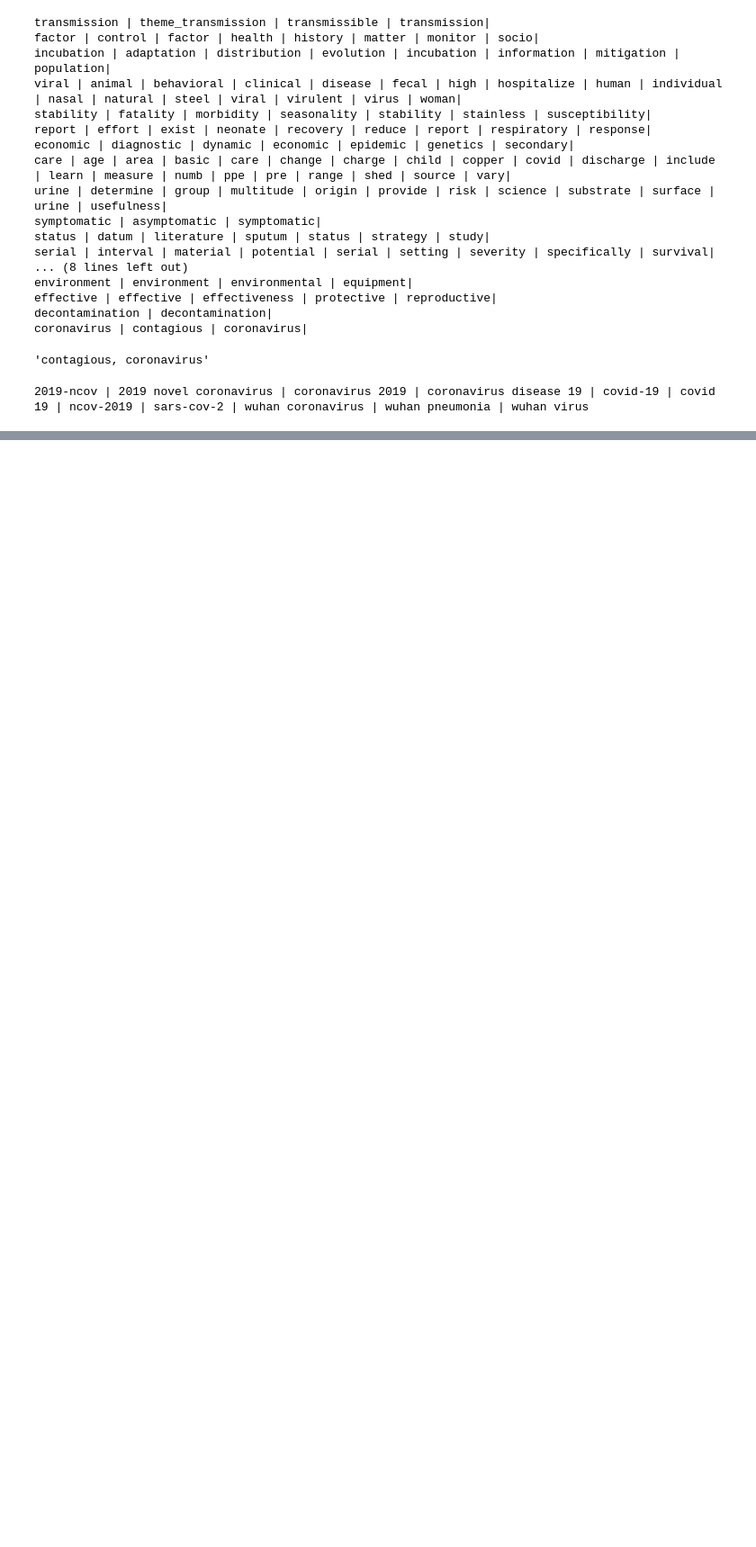
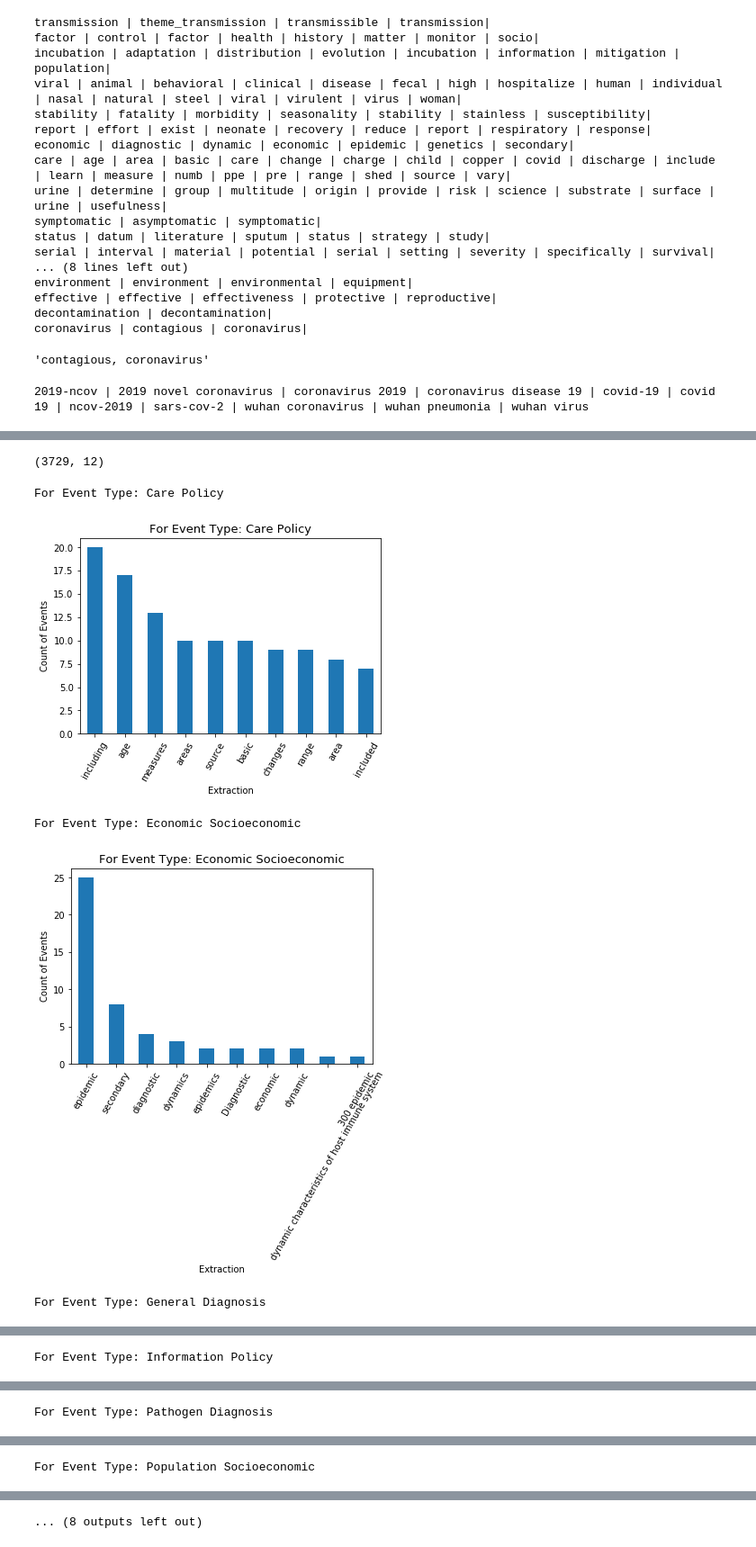
Before and after one commit to Hazoom/covid19, a Jupyter notebook: notebooks/Taxonomy/Taxonomy_Build.ipynb, the cells around one changed output, grey strips where cells are left out. Shown at 90% size. Cells and saved outputs as stored; diff of their text form; code cells hidden in the pictures; blank space fills up the shorter version.

```diff
--- a/notebooks/Taxonomy/Taxonomy_Build.ipynb
+++ b/notebooks/Taxonomy/Taxonomy_Build.ipynb
@@ -157,3 +115,0 @@ ex1 = " constraint is a limiting factor to its credit profile, though one that i
-# %%
-for i in range(len(task_term_active['term'])):
-    print(ex + task_term_active['term'][i] +ex1)
@@ -181,0 +118,3 @@ real, time, development, test
+# %%
+results = pd.read_csv("C:/Users/Sarah/Documents/VIPProjects/POC/COVID/Corpus/\
+vip_clean_articles_sample_batch_clean_final_v0.csv")
@@ -181,0 +126,3 @@ real, time, development, test
+# %%
+# add length of sentence as variable
+results['Sentence_Len'] = results['Sentence'].str.len()
@@ -181,0 +165,26 @@ real, time, development, test
+# %%
+results.dropna(inplace=True)
+# %%
+results.shape
+# %% [output]
+(3729, 12)
+# %%
+for i in range(len(results['Event Type'].unique())):
+    print("For Event Type: " + results['Event Type'].unique()[i])
+    #print(i)
+    try:
+        df_1 = results[results['Event Type'] == results['Event Type'].unique()[i]]
+        df_2 = df_1['Extraction'].value_counts().head(10)
+        df_2.plot.bar(x='index', y='Extraction', rot=60, label='Number of Extractions')
+        plt.xlabel('Extraction', fontsize=10)
+        plt.ylabel('Count of Events', fontsize=10)
+        plt.title("For Event Type: " + results['Event Type'].unique()[i], fontsize=13)
+        plt.show()
+    except TypeError:
+        print('need mer dater')
+# %% [output]
+For Event Type: Care Policy
+[figure, added]
+For Event Type: Economic Socioeconomic
+[figure, added]
+For Event Type: General Diagnosis
@@ -181,0 +192 @@ real, time, development, test
+For Event Type: Information Policy
@@ -181,0 +194 @@ real, time, development, test
+For Event Type: Pathogen Diagnosis
@@ -181,0 +196 @@ real, time, development, test
+For Event Type: Population Socioeconomic
@@ -182,3 +198,4 @@ real, time, development, test
+... (8 outputs left out)
 # %%
 # Defining a grammar & Parser
 NP = "NP: {(<V\w+>|<NN\w?>)+.*<NN\w?>}"
```
Also changed, not shown: parts of 35 cells of this notebook.
